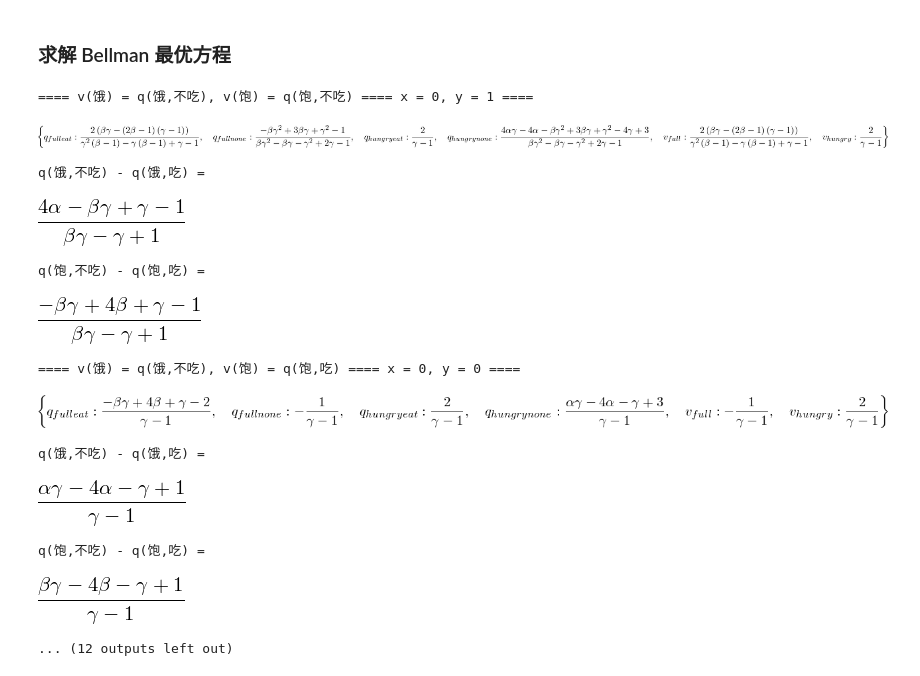
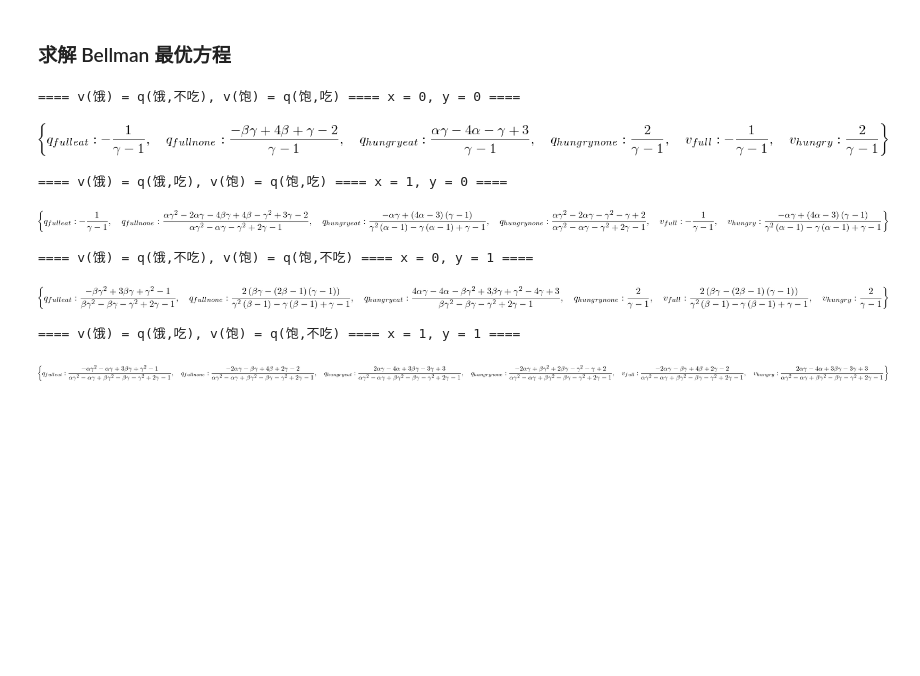
Before and after one commit to ZhiqingXiao/rl-book, a Jupyter notebook: chapter02_mdp/useBellman.ipynb, the cells around one changed output. Drawn from its saved outputs; the diff is of its cells as text; code cells hidden in the pictures; blank space fills up the shorter version.

```diff
--- a/chapter02_mdp/useBellman.ipynb
+++ b/chapter02_mdp/useBellman.ipynb
@@ -29,37 +29,28 @@ sympy.solve_linear_system(system,
 # %% [markdown]
 ### 求解 Bellman 最优方程
 # %%
-xy_tuples = ((0, 1), (0, 0), (1, 1), (1, 0))
+xy_tuples = ((0, 0), (1, 0), (0, 1), (1, 1))
 for x, y in xy_tuples:
     system = sympy.Matrix((
             (1, 0, x-1, -x, 0, 0, 0),
             (0, 1, 0, 0, -y, y-1, 0),
             (-gamma, 0, 1, 0, 0, 0, -2),
             ((alpha-1)*gamma, -alpha*gamma, 0, 1, 0, 0, 4*alpha-3),
             (-beta*gamma, (beta-1)*gamma, 0, 0, 1, 0, -4*beta+2),
             (0, -gamma, 0, 0, 0, 1, 1) ))
     result = sympy.solve_linear_system(system,
             v_hungry, v_full,
-            q_hungry_eat, q_hungry_none, q_full_eat, q_full_none, simplification=True)
+            q_hungry_none, q_hungry_eat, q_full_none, q_full_eat, simplification=True)
     msgx = 'v(饿) = q(饿,{}吃)'.format('' if x else '不')
     msgy = 'v(饱) = q(饱,{}吃)'.format('不' if y else '')
     print('==== {}, {} ==== x = {}, y = {} ===='.format(msgx, msgy, x, y))
     display(result)
-    print('q(饿,不吃) - q(饿,吃) =')
-    display(sympy.simplify(result[q_hungry_none] - result[q_hungry_eat]))
-    print('q(饱,不吃) - q(饱,吃) =')
-    display(sympy.simplify(result[q_full_none] - result[q_full_eat]))
 # %% [output]
-==== v(饿) = q(饿,不吃), v(饱) = q(饱,不吃) ==== x = 0, y = 1 ====
+==== v(饿) = q(饿,不吃), v(饱) = q(饱,吃) ==== x = 0, y = 0 ====
-[figure, old version]
+[figure, new version]
-q(饿,不吃) - q(饿,吃) =
+==== v(饿) = q(饿,吃), v(饱) = q(饱,吃) ==== x = 1, y = 0 ====
-[figure, old version]
+[figure, new version]
-q(饱,不吃) - q(饱,吃) =
+==== v(饿) = q(饿,不吃), v(饱) = q(饱,不吃) ==== x = 0, y = 1 ====
-[figure, old version]
+[figure, new version]
-==== v(饿) = q(饿,不吃), v(饱) = q(饱,吃) ==== x = 0, y = 0 ====
+==== v(饿) = q(饿,吃), v(饱) = q(饱,不吃) ==== x = 1, y = 1 ====
-[figure, old version]
+[figure, new version]
-q(饿,不吃) - q(饿,吃) =
-[figure, removed]
-q(饱,不吃) - q(饱,吃) =
-[figure, removed]
-... (12 outputs left out)
```
Also changed, not shown: parts of 1 cell of this notebook, 3 other files.
